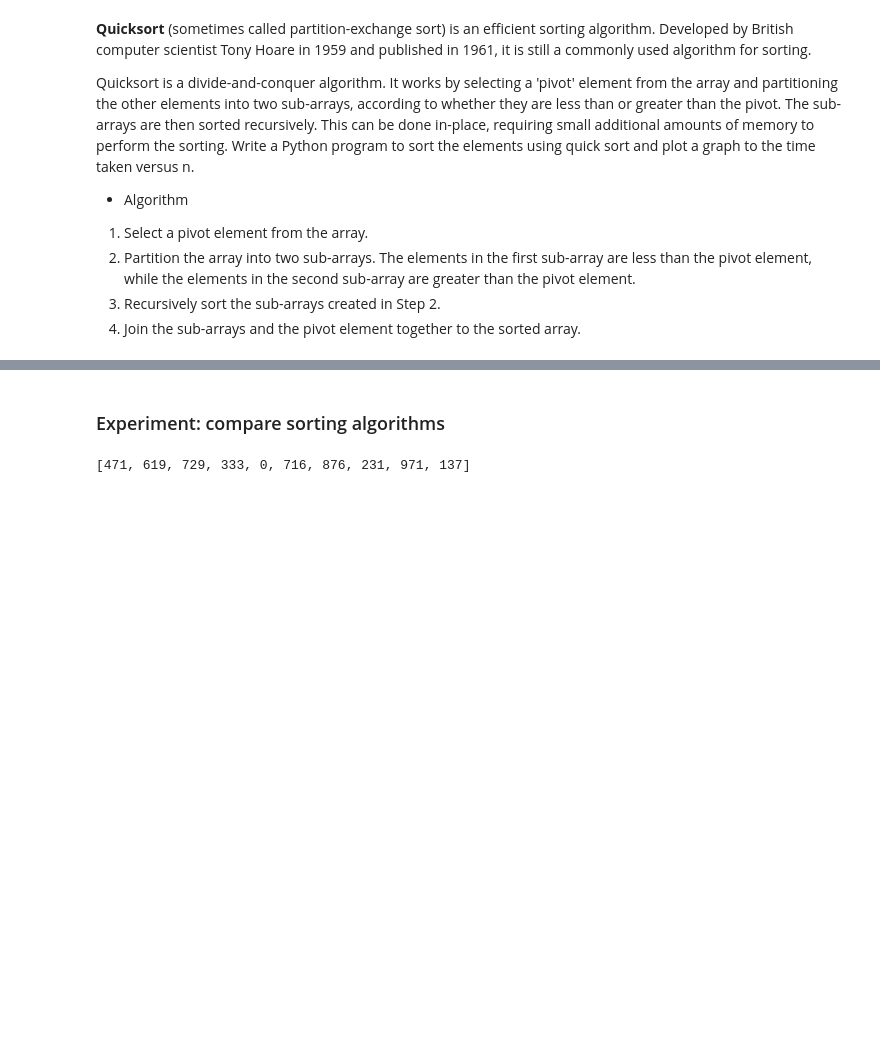
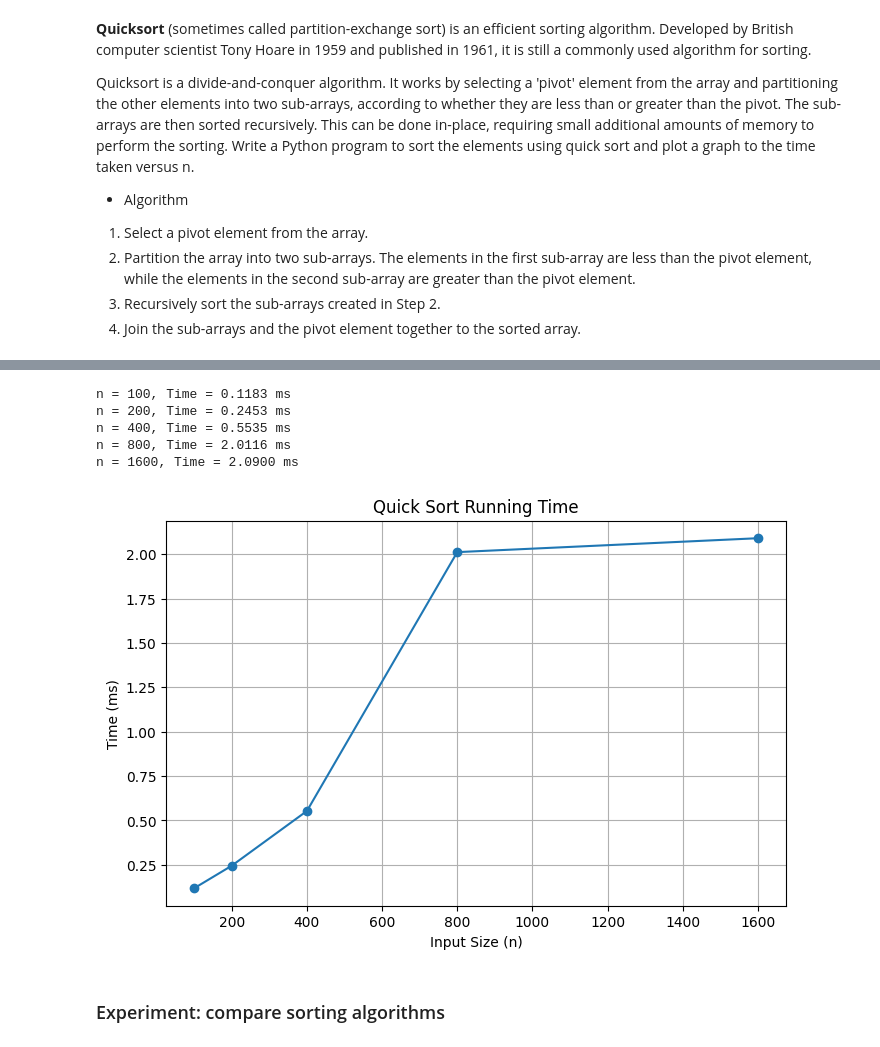
Before and after one commit to komalbharti-debug/Contribution, a Jupyter notebook: Lab_5.ipynb, the cells around one changed output, grey strips where cells are left out. Drawn from its saved outputs; the diff is of its cells as text; code cells hidden in the pictures; blank space fills up the shorter version.

```diff
--- a/Lab_5.ipynb
+++ b/Lab_5.ipynb
@@ -139,3 +169,72 @@ plt.show()
+# %%
+#write code for above cell and compute the running time and also plot graph.
+import random
+import time
+import matplotlib.pyplot as plt
+
+# -----------------------------
+# Partition Function
+# -----------------------------
+def partition(arr, low, high):
+    pivot = arr[high]          # Choose last element as pivot
+    i = low - 1                # Index of smaller element
+
+    for j in range(low, high):
+        if arr[j] <= pivot:
+            i += 1
+            arr[i], arr[j] = arr[j], arr[i]
+
+    arr[i + 1], arr[high] = arr[high], arr[i + 1]
+    return i + 1
+
+
+# -----------------------------
+# Quick Sort Function
+# -----------------------------
+def quick_sort(arr, low, high):
+    if low < high:
+        pi = partition(arr, low, high)
+
+        quick_sort(arr, low, pi - 1)
+        quick_sort(arr, pi + 1, high)
+
+
+# -----------------------------
+# Measure Running Time
+# -----------------------------
+n_list = [100, 200, 400, 800, 1600]
+time_list = []
+
+for n in n_list:
+    arr = [random.randint(1, 10000) for _ in range(n)]
+
+    start = time.perf_counter()
+    quick_sort(arr, 0, len(arr) - 1)
+    end = time.perf_counter()
+
+    time_taken = (end - start) * 1000   # Convert to milliseconds
+    time_list.append(time_taken)
+
+    print(f"n = {n}, Time = {time_taken:.4f} ms")
+
+
+# -----------------------------
+# Plot Graph
+# -----------------------------
+plt.figure(figsize=(8,5))
+plt.plot(n_list, time_list, marker='o')
+plt.title("Quick Sort Running Time")
+plt.xlabel("Input Size (n)")
+plt.ylabel("Time (ms)")
+plt.grid(True)
+plt.show()
+# %% [output]
+n = 100, Time = 0.1183 ms
+n = 200, Time = 0.2453 ms
+n = 400, Time = 0.5535 ms
+n = 800, Time = 2.0116 ms
+n = 1600, Time = 2.0900 ms
+[figure, added]
 # %% [markdown]
 ### Experiment: compare sorting algorithms
 # %%
@@ -144,22 +243,12 @@ n_list = [1000, 2000, 5000, 10000, 20000, 50000, 100000, 200000]
 n_max = n_list[len(n_list) -1]
 # %%
 # Creating a random value (uniform)
-import random
-from datetime import datetime
-
-n_max = 10
-
-
 ms = datetime.now().microsecond / 1000
 random.seed(ms)
 
 numbers = []
 for i in range(n_max):
     numbers.append(int(random.random() * 1000))
-
-print(numbers)
-# %% [output]
-[471, 619, 729, 333, 0, 716, 876, 231, 971, 137]
 # %%
 a_time = []
 b_time = []
```
Also changed, not shown: parts of 5 cells of this notebook.
